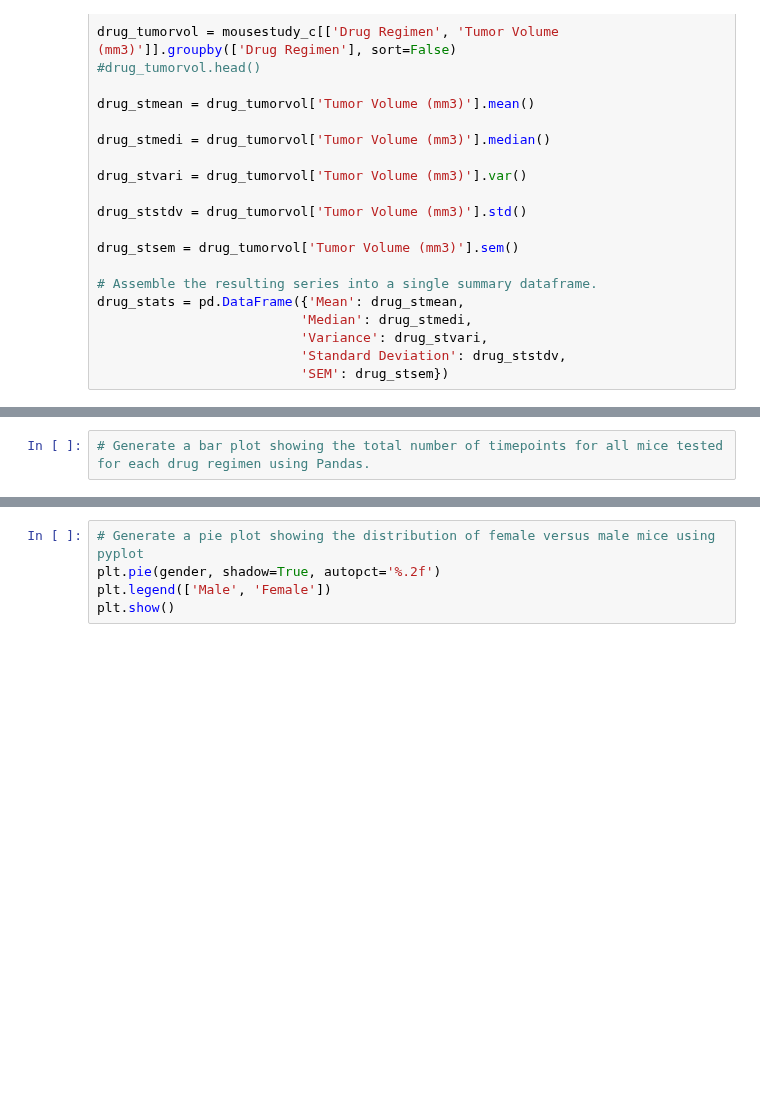
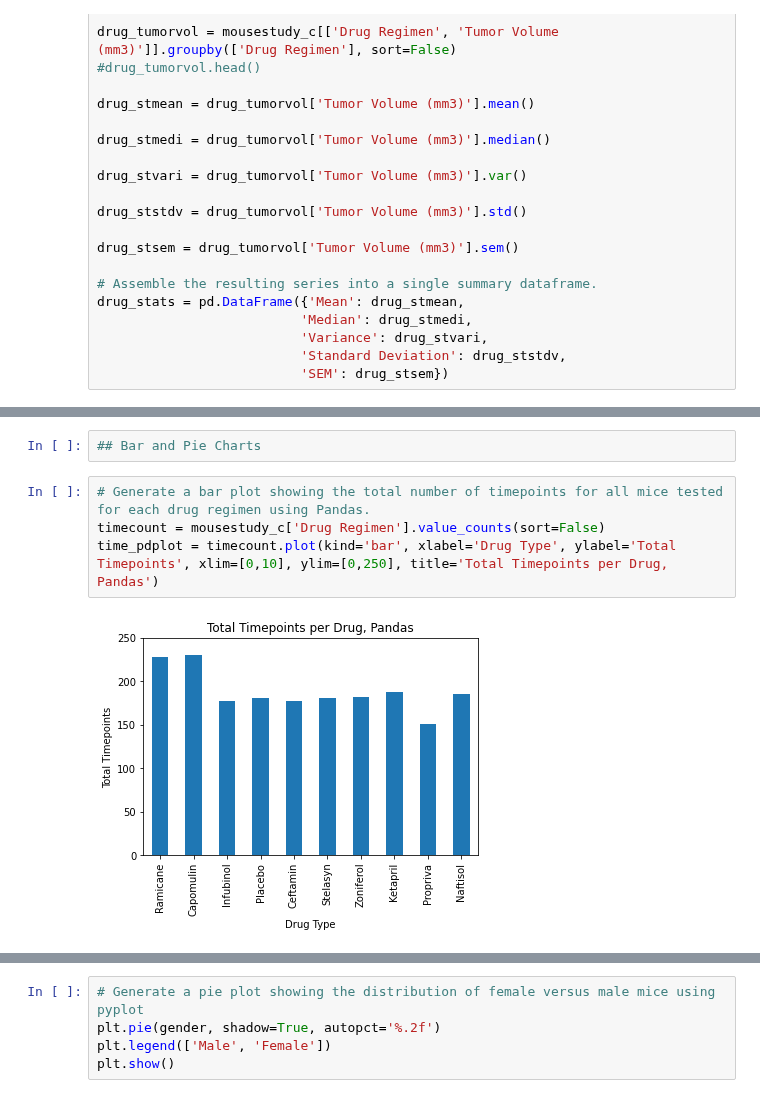
Before and after one commit to c4stella/power-of-plots, a Jupyter notebook: pymaceuticals_starter.ipynb, the cells around one changed output, grey strips where cells are left out. Saved outputs shown, nothing was run; the diff lists cells and outputs as text; blank space fills up the shorter version.

```diff
--- a/pymaceuticals_starter.ipynb
+++ b/pymaceuticals_starter.ipynb
@@ -143,4 +157,10 @@ drug_stats
+# %%
+## Bar and Pie Charts
 # %%
 # Generate a bar plot showing the total number of timepoints for all mice tested for each drug regimen using Pandas.
+timecount = mousestudy_c['Drug Regimen'].value_counts(sort=False)
+time_pdplot = timecount.plot(kind='bar', xlabel='Drug Type', ylabel='Total Timepoints', xlim=[0,10], ylim=[0,250], title='Total Timepoints per Drug, Pandas')
+# %% [output]
+[figure, added]
 # %%
 # Generate a bar plot showing the total number of timepoints for all mice tested for each drug regimen using pyplot.
```
Also changed, not shown: parts of 9 cells of this notebook.
